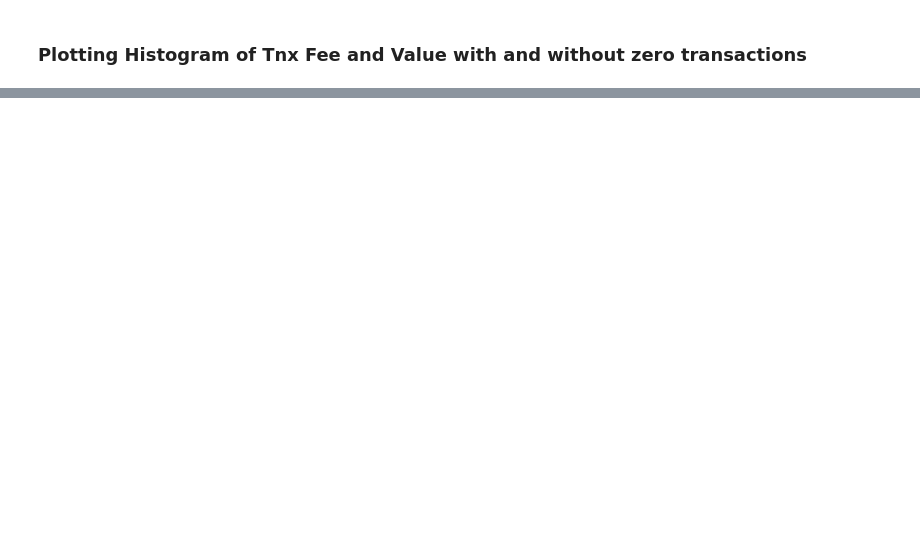
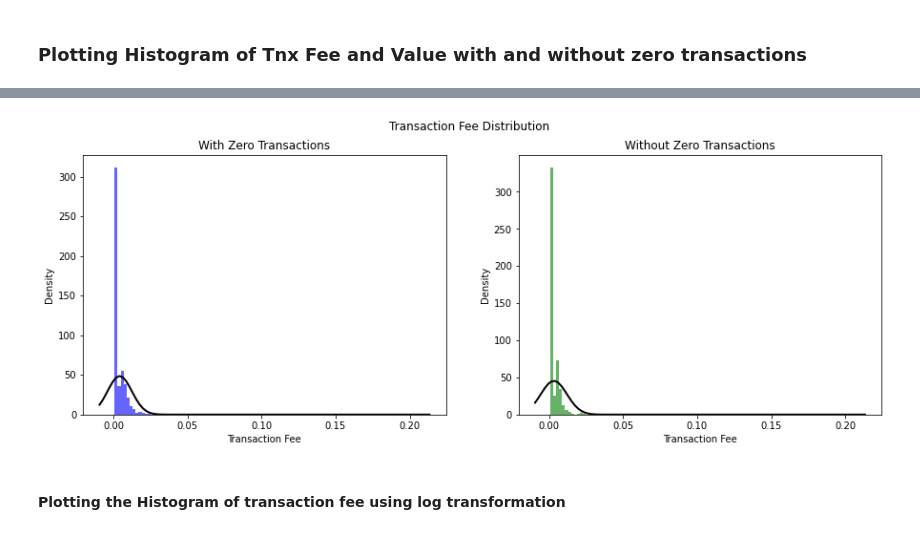
Before and after one commit to avamirm/Web-Scraping, a Jupyter notebook: Code&Report.ipynb, the cells around one changed output, grey strips where cells are left out. Saved outputs shown, nothing was run; the diff lists cells and outputs as text; code cells hidden in the pictures; blank space fills up the shorter version.

```diff
--- a/Code&Report.ipynb
+++ b/Code&Report.ipynb
@@ -245,0 +249,64 @@ plt.show()
+# %%
+
+# 1 + log2(n) is the optimal number of bins
+# bin_size_with_zero_txn = 1 + int(np.log2(transactionsDf_with_zero_txn['Txn Fee'].count()))
+# bin_size_without_zero_txn = 1 + int(np.log2(transactionsDf_without_zero_txn['Txn Fee'].count()))
+
+# fig, ax = plt.subplots(1, 2, figsize=(15, 5))
+# fig.suptitle('Transaction Fee Distribution')
+
+# ax[0].hist(transactionsDf_with_zero_txn['Txn Fee'], bins=bin_size_with_zero_txn, color='blue')
+# ax[0].set_title('With Zero Transactions')
+# ax[0].set_xlabel('Transaction Fee')
+# ax[0].set_ylabel('Frequency')
+
+# ax[1].hist(transactionsDf_without_zero_txn['Txn Fee'], bins=bin_size_without_zero_txn, color='green')
+# ax[1].set_title('Without Zero Transactions')
+# ax[1].set_xlabel('Transaction Fee')
+# ax[1].set_ylabel('Frequency')
+
+# plt.show()
+
+# 1 + log2(n) is the optimal number of bins
+bin_width_with_zero_txn = 2 * (transactionsDf_with_zero_txn['Txn Fee'].quantile(0.75) - transactionsDf_with_zero_txn['Txn Fee'].quantile(0.25)) * transactionsDf_with_zero_txn['Txn Fee'].count() ** (-1/3)
+bin_width_without_zero_txn = 2 * (transactionsDf_without_zero_txn['Txn Fee'].quantile(0.75) - transactionsDf_without_zero_txn['Txn Fee'].quantile(0.25)) * transactionsDf_without_zero_txn['Txn Fee'].count() ** (-1/3)
+bin_size_with_zero_txn = round((transactionsDf_with_zero_txn['Txn Fee'].max() - transactionsDf_with_zero_txn['Txn Fee'].min()) / bin_width_with_zero_txn)
+bin_size_without_zero_txn = round((transactionsDf_without_zero_txn['Txn Fee'].max() - transactionsDf_without_zero_txn['Txn Fee'].min()) / bin_width_without_zero_txn)
+
+if bin_size_with_zero_txn > 50:
+    bin_size_with_zero_txn = 100
+if bin_size_without_zero_txn > 50:
+    bin_size_without_zero_txn = 100
+
+fig, ax = plt.subplots(1, 2, figsize=(15, 5))
+fig.suptitle('Transaction Fee Distribution')
+
+ax[0].hist(transactionsDf_with_zero_txn['Txn Fee'], bins=bin_size_with_zero_txn, color='blue', density=True, alpha=0.6)
+ax[1].hist(transactionsDf_without_zero_txn['Txn Fee'], bins=bin_size_without_zero_txn, color='green', density=True, alpha=0.6)
+
+mu1, std1 = norm.fit(transactionsDf_with_zero_txn['Txn Fee'])
+mu2, std2 = norm.fit(transactionsDf_without_zero_txn['Txn Fee'])
+
+xmin1, xmax1 = ax[0].get_xlim()
+x1 = np.linspace(xmin1, xmax1, 100)
+p1 = norm.pdf(x1, mu1, std1)
+ax[0].plot(x1, p1, 'k', linewidth=2)
+
+xmin2, xmax2 = ax[1].get_xlim()
+x2 = np.linspace(xmin2, xmax2, 100)
+p2 = norm.pdf(x2, mu2, std2)
+ax[1].plot(x2, p2, 'k', linewidth=2)
+
+ax[0].set_title('With Zero Transactions')
+ax[0].set_xlabel('Transaction Fee')
+ax[0].set_ylabel('Density')
+
+ax[1].set_title('Without Zero Transactions')
+ax[1].set_xlabel('Transaction Fee')
+ax[1].set_ylabel('Density')
+
+plt.show()
+# %% [output]
+[figure, added]
+# %% [markdown]
+#### Plotting the Histogram of transaction fee using log transformation
```
Also changed, not shown: parts of 33 cells of this notebook.
